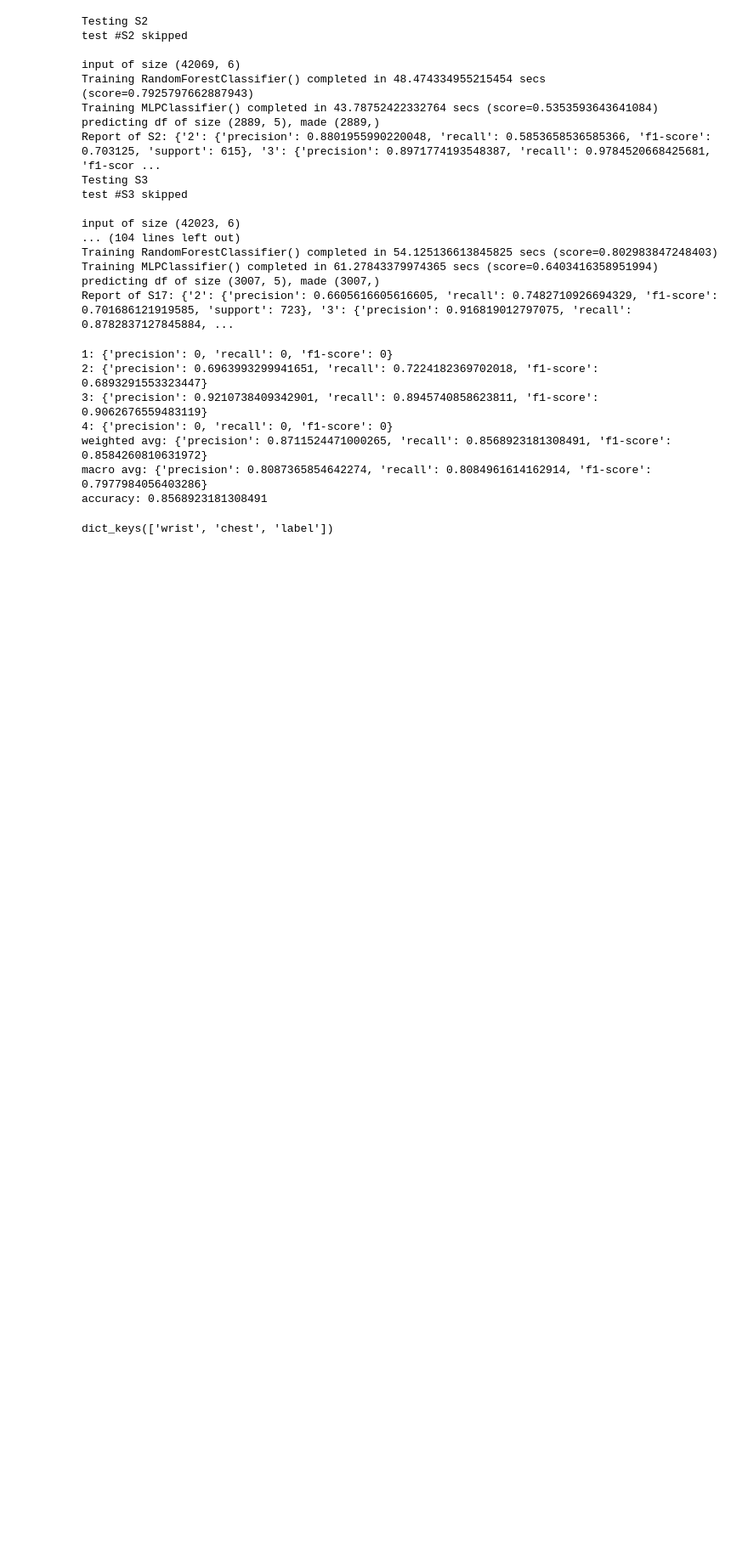
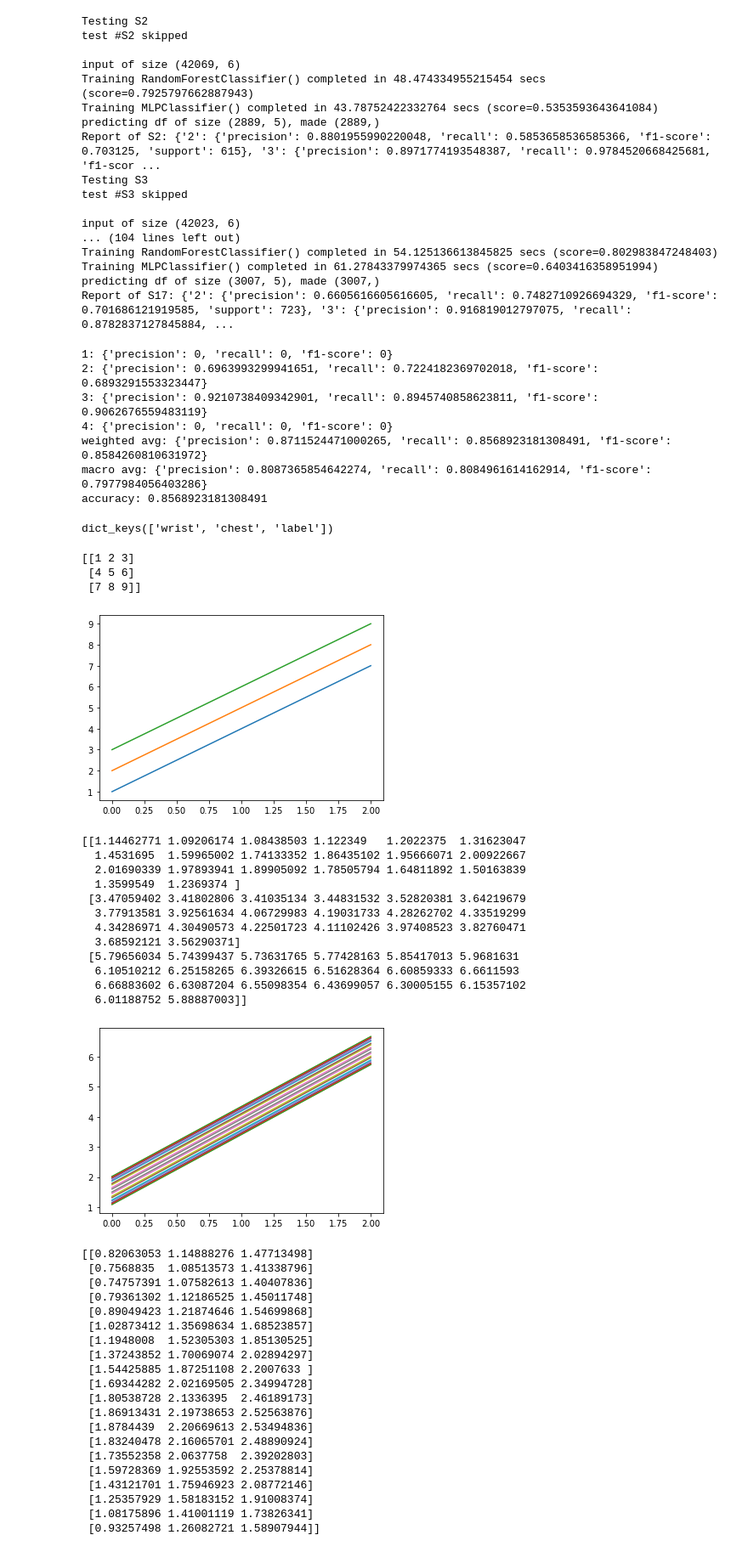
Before and after one commit to BoronZhang/emotions, a Jupyter notebook: glimpse.ipynb, the cells around one changed output. Shown at 85% size. Drawn from its saved outputs; the diff is of its cells as text; code cells hidden in the pictures; blank space fills up the shorter version.

```diff
--- a/glimpse.ipynb
+++ b/glimpse.ipynb
@@ -101,3 +101,64 @@ with open("WESAD/S3/S3_n0.pkl", "rb") as file:
 print(s.keys())
 # %% [output]
 dict_keys(['wrist', 'chest', 'label'])
+# %%
+import numpy as np
+from scipy.signal import resample
+import matplotlib.pyplot as plt
+
+sig = np.array([[1, 2, 3], [4, 5, 6], [7, 8, 9]])
+print(sig)
+plt.plot(sig)
+plt.show()
+res_sig = resample(sig, 20, window=5, axis=-1)
+print(res_sig)
+plt.plot(res_sig)
+plt.show()
+
+res_sig = resample(sig, 20, window=20)
+print(res_sig)
+plt.plot(res_sig)
+plt.show()
+
+res_sig = resample(sig, 20, window=1)
+print(res_sig)
+plt.plot(res_sig)
+plt.show()
+# %% [output]
+[[1 2 3]
+ [4 5 6]
+ [7 8 9]]
+[figure, added]
+[[1.14462771 1.09206174 1.08438503 1.122349   1.2022375  1.31623047
+  1.4531695  1.59965002 1.74133352 1.86435102 1.95666071 2.00922667
+  2.01690339 1.97893941 1.89905092 1.78505794 1.64811892 1.50163839
+  1.3599549  1.2369374 ]
+ [3.47059402 3.41802806 3.41035134 3.44831532 3.52820381 3.64219679
+  3.77913581 3.92561634 4.06729983 4.19031733 4.28262702 4.33519299
+  4.34286971 4.30490573 4.22501723 4.11102426 3.97408523 3.82760471
+  3.68592121 3.56290371]
+ [5.79656034 5.74399437 5.73631765 5.77428163 5.85417013 5.9681631
+  6.10510212 6.25158265 6.39326615 6.51628364 6.60859333 6.6611593
+  6.66883602 6.63087204 6.55098354 6.43699057 6.30005155 6.15357102
+  6.01188752 5.88887003]]
+[figure, added]
+[[0.82063053 1.14888276 1.47713498]
+ [0.7568835  1.08513573 1.41338796]
+ [0.74757391 1.07582613 1.40407836]
+ [0.79361302 1.12186525 1.45011748]
+ [0.89049423 1.21874646 1.54699868]
+ [1.02873412 1.35698634 1.68523857]
+ [1.1948008  1.52305303 1.85130525]
+ [1.37243852 1.70069074 2.02894297]
+ [1.54425885 1.87251108 2.2007633 ]
+ [1.69344282 2.02169505 2.34994728]
+ [1.80538728 2.1336395  2.46189173]
+ [1.86913431 2.19738653 2.52563876]
+ [1.8784439  2.20669613 2.53494836]
+ [1.83240478 2.16065701 2.48890924]
+ [1.73552358 2.0637758  2.39202803]
+ [1.59728369 1.92553592 2.25378814]
+ [1.43121701 1.75946923 2.08772146]
+ [1.25357929 1.58183152 1.91008374]
+ [1.08175896 1.41001119 1.73826341]
+ [0.93257498 1.26082721 1.58907944]]
```
Also changed, not shown: parts of 5 cells of this notebook, 2 other files.
